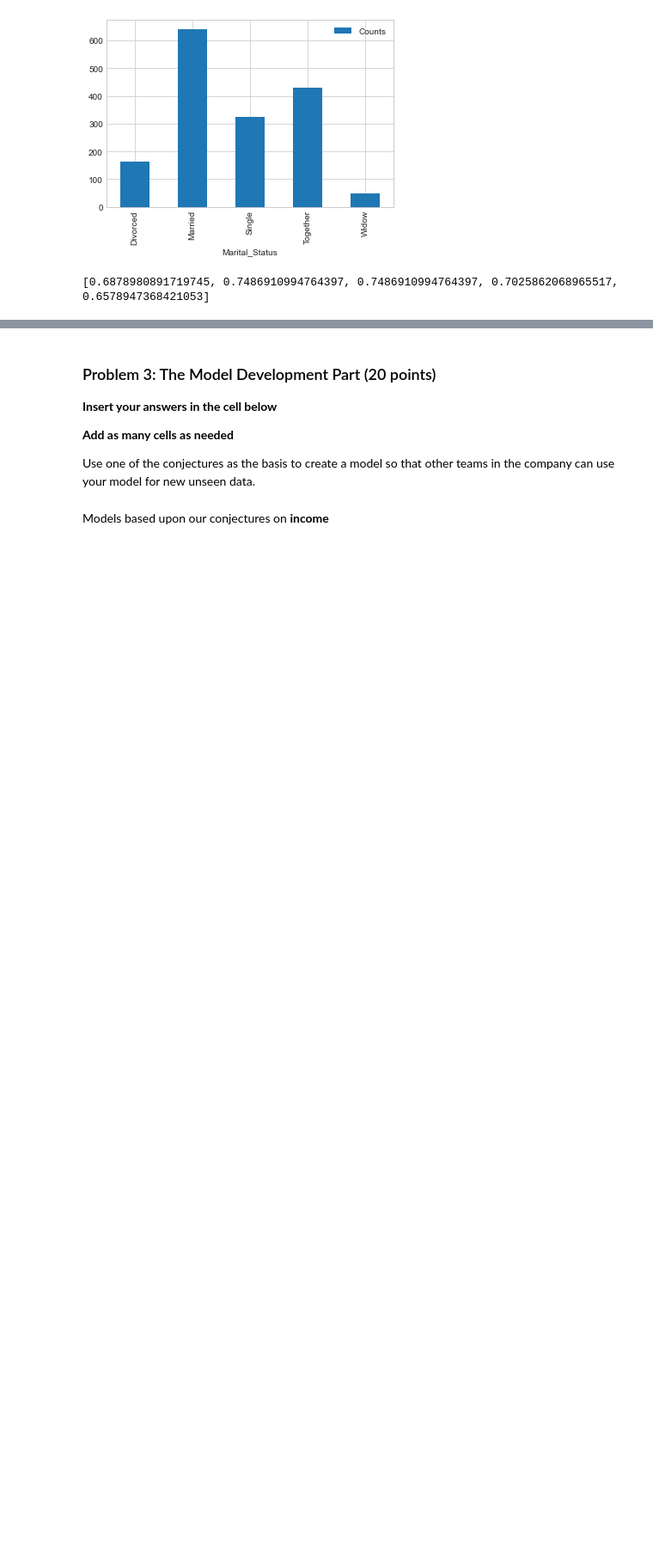
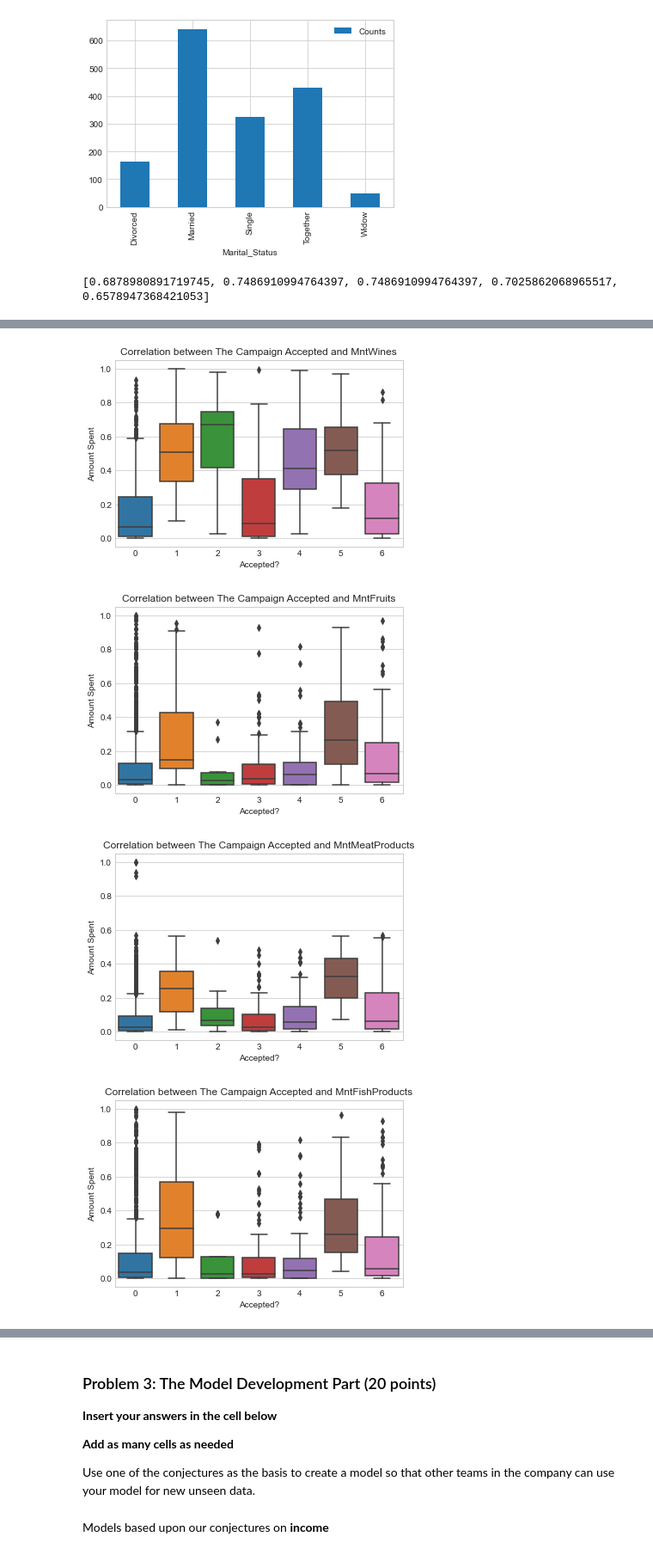
Before and after one commit to aschuliger/DS501_CaseStudy4, a Jupyter notebook: Case_Study_4.ipynb, the cells around one changed output, grey strips where cells are left out. Shown at 86% size. Cells and saved outputs as stored; diff of their text form; code cells hidden in the pictures; blank space fills up the shorter version.

```diff
--- a/Case_Study_4.ipynb
+++ b/Case_Study_4.ipynb
@@ -888,0 +908,18 @@ marketing_data = normalize_columns(marketing_data, spending_vals)
+# %%
+# Visualizes the spending distribution in the various spending areas based on the campaign accepted
+# The goal here is to notice if there are any trends that help to differentiate the different campaigns by the customer spending
+
+for col in spending_vals:
+    sns.boxplot(x=marketing_data["CampaignAccepted"], y=marketing_data[col], data=marketing_data)
+    title = "Correlation between The Campaign Accepted and " + col
+    plt.title(title)
+    plt.ylabel("Amount Spent")
+    plt.xlabel("Accepted?")
+    plt.savefig(title+".png")
+    plt.show()
+    plt.close()
+# %% [output]
+[figure, added]
+[figure, added]
+[figure, added]
+[figure, added]
```
Also changed, not shown: parts of 34 cells of this notebook, 4 other files.
